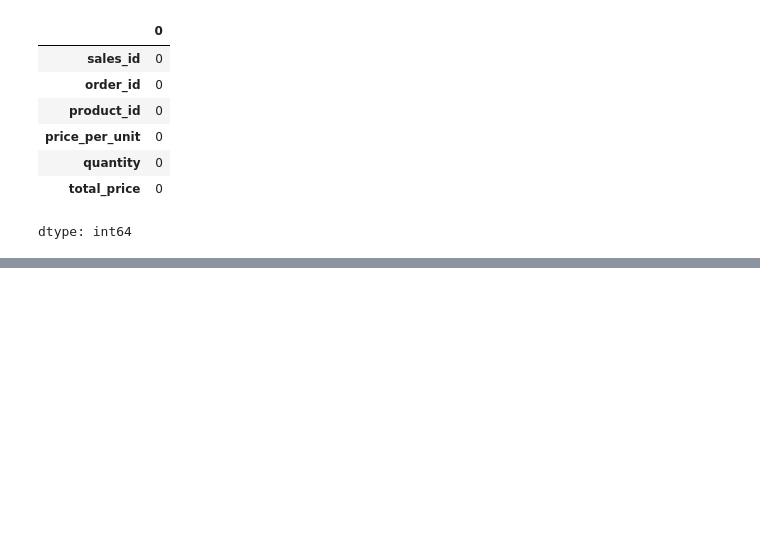
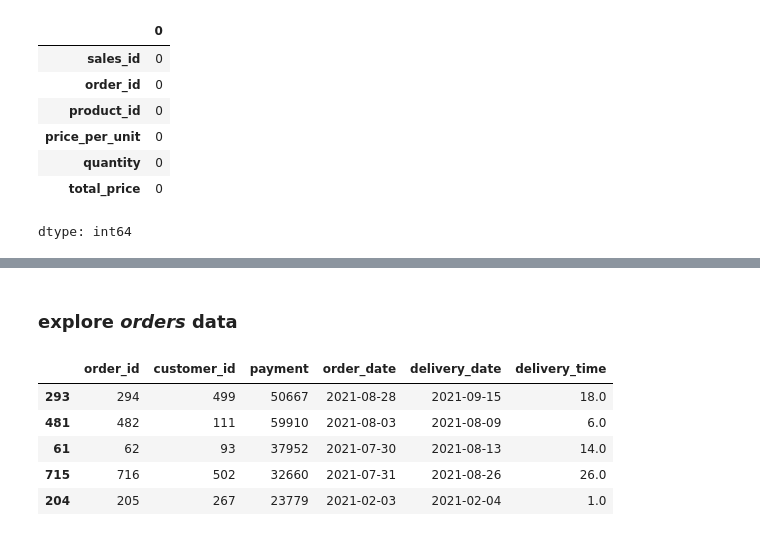
Before and after one commit to mdchrysan/shopping-analysis, a Jupyter notebook: shoppingcart_practice.ipynb, the cells around one changed output, grey strips where cells are left out. Drawn from its saved outputs; the diff is of its cells as text; code cells hidden in the pictures; blank space fills up the shorter version.

```diff
--- a/shoppingcart_practice.ipynb
+++ b/shoppingcart_practice.ipynb
@@ -431,0 +497,14 @@ dtype: int64
+# %% [markdown]
+### explore *orders* data
+# %%
+delivery_time = order_df["delivery_date"] - order_df["order_date"]
+delivery_time = delivery_time.apply(lambda x: x.total_seconds())
+order_df["delivery_time"] = round(delivery_time/86400)
+order_df.sample(5)
+# %% [output]
+|  | order_id | customer_id | payment | order_date | delivery_date | delivery_time |
+| 293 | 294 | 499 | 50667 | 2021-08-28 | 2021-09-15 | 18.0 |
+| 481 | 482 | 111 | 59910 | 2021-08-03 | 2021-08-09 | 6.0 |
+| 61 | 62 | 93 | 37952 | 2021-07-30 | 2021-08-13 | 14.0 |
+| 715 | 716 | 502 | 32660 | 2021-07-31 | 2021-08-26 | 26.0 |
+| 204 | 205 | 267 | 23779 | 2021-02-03 | 2021-02-04 | 1.0 |
```
Also changed, not shown: parts of 8 cells of this notebook.
